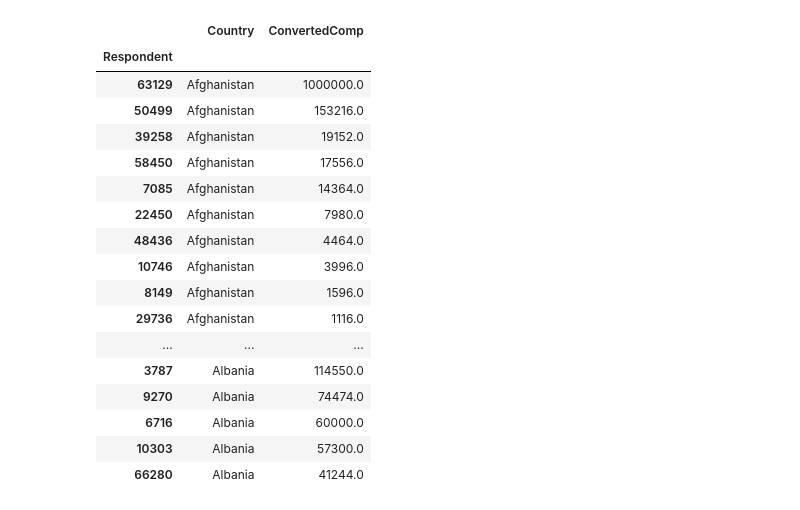
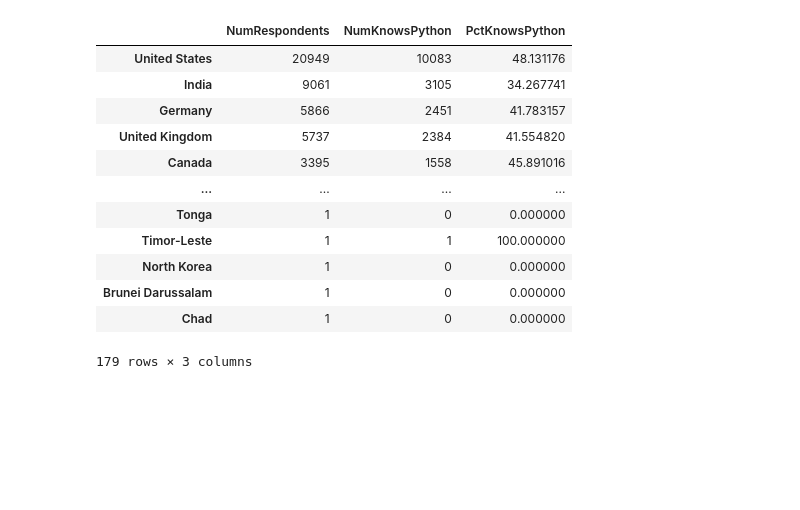
Before and after one commit to MrTato/Pandas-Demo, a Jupyter notebook: Pandas Demo.ipynb, the cells around one changed output. Saved outputs shown, nothing was run; the diff lists cells and outputs as text; code cells hidden in the pictures; blank space fills up the shorter version.

```diff
--- a/Pandas Demo.ipynb
+++ b/Pandas Demo.ipynb
@@ -18,0 +259,3 @@ df.head()
+# %%
+country_respondents = df['Country'].value_counts()
+country_respondents
@@ -18,0 +275,3 @@ df.head()
+# %%
+country_uses_python = country_grp['LanguageWorkedWith'].apply(lambda series: series.str.contains('Python').sum())
+country_uses_python
@@ -18,0 +292,3 @@ df.head()
+# %%
+python_df = pd.concat([country_respondents, country_uses_python], axis='columns', sort=False)
+python_df
@@ -18,0 +309,2 @@ df.head()
+# %%
+python_df.rename(columns={'Country': 'NumRespondents', 'LanguageWorkedWith': 'NumKnowsPython'}, inplace=True)
@@ -19 +327,18 @@ df.head()
+# %%
+python_df['PctKnowsPython'] = (python_df['NumKnowsPython'] / python_df['NumRespondents']) * 100
+python_df
+# %% [output]
+|  | NumRespondents | NumKnowsPython | PctKnowsPython |
+| United States | 20949 | 10083 | 48.131176 |
+| India | 9061 | 3105 | 34.267741 |
+| Germany | 5866 | 2451 | 41.783157 |
+| United Kingdom | 5737 | 2384 | 41.554820 |
+| Canada | 3395 | 1558 | 45.891016 |
+| ... | ... | ... | ... |
+| Tonga | 1 | 0 | 0.000000 |
+| Timor-Leste | 1 | 1 | 100.000000 |
+| North Korea | 1 | 0 | 0.000000 |
+| Brunei Darussalam | 1 | 0 | 0.000000 |
+| Chad | 1 | 0 | 0.000000 |
+179 rows × 3 columns
 # %%
@@ -21,21 +345,0 @@ df.sort_values(by=['Country', 'ConvertedComp'], ascending=[True, False], inplace
-# %%
-df[['Country', 'ConvertedComp']].head(50)
-# %% [output]
-|  | Country | ConvertedComp |
-| Respondent |  |  |
-| 63129 | Afghanistan | 1000000.0 |
-| 50499 | Afghanistan | 153216.0 |
-| 39258 | Afghanistan | 19152.0 |
-| 58450 | Afghanistan | 17556.0 |
-| 7085 | Afghanistan | 14364.0 |
-| 22450 | Afghanistan | 7980.0 |
-| 48436 | Afghanistan | 4464.0 |
-| 10746 | Afghanistan | 3996.0 |
-| 8149 | Afghanistan | 1596.0 |
-| 29736 | Afghanistan | 1116.0 |
-| ... | ... | ... |
-| 3787 | Albania | 114550.0 |
-| 9270 | Albania | 74474.0 |
-| 6716 | Albania | 60000.0 |
-| 10303 | Albania | 57300.0 |
-| 66280 | Albania | 41244.0 |
```
Also changed, not shown: parts of 30 cells of this notebook.
